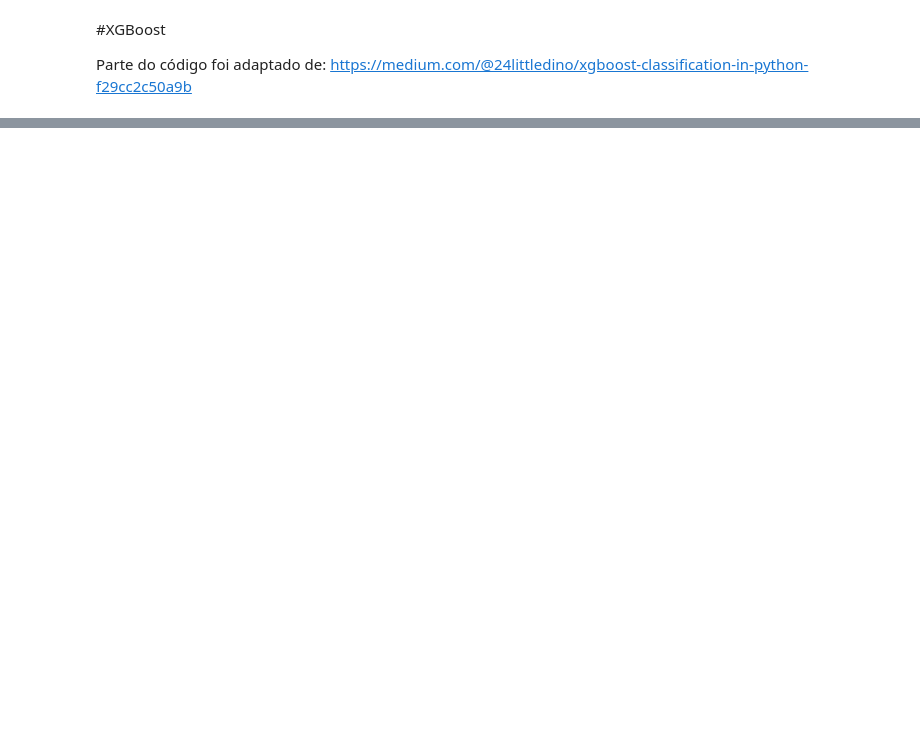
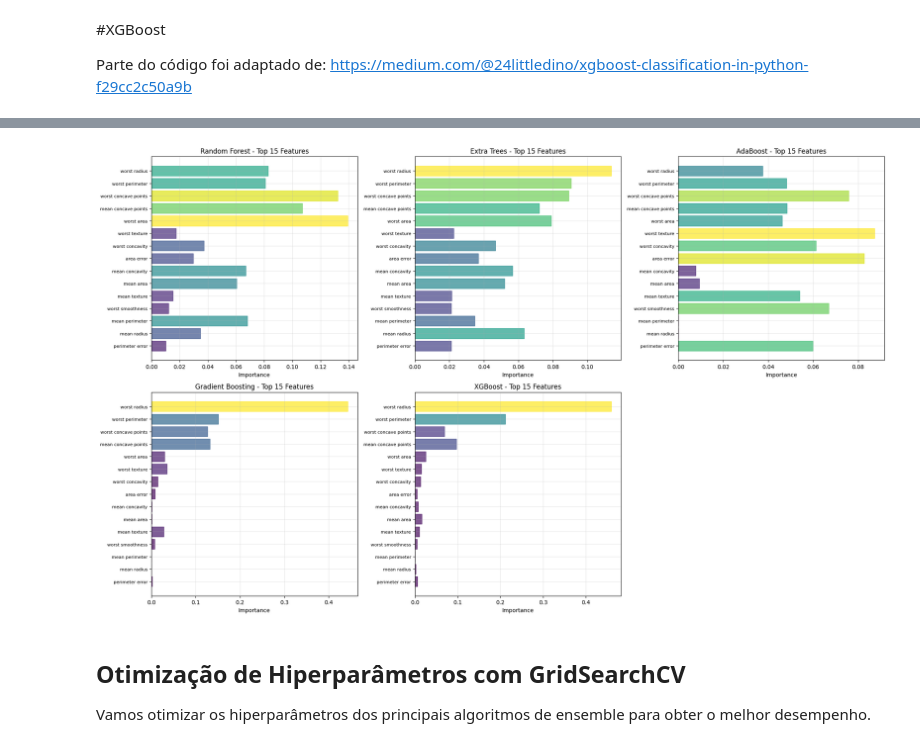
Before and after one commit to WilliamParlow/postgrad-ai, a Jupyter notebook: fase_3/machine_learning/algoritmos_de_comites/AM_Aula4_4_AlgoritmosComites.ipynb, the cells around one changed output, grey strips where cells are left out. Saved outputs shown, nothing was run; the diff lists cells and outputs as text; code cells hidden in the pictures; blank space fills up the shorter version.

```diff
--- a/fase_3/machine_learning/algoritmos_de_comites/AM_Aula4_4_AlgoritmosComites.ipynb
+++ b/fase_3/machine_learning/algoritmos_de_comites/AM_Aula4_4_AlgoritmosComites.ipynb
@@ -175,0 +624,40 @@ plt.show()
+# %%
+# Visualização das importâncias dos atributos
+fig, axes = plt.subplots(2, 3, figsize=(20, 12))
+axes = axes.flatten()
+
+# Selecionando os top 15 atributos mais importantes em média
+avg_importance = np.mean(list(feature_importances.values()), axis=0)
+top_features_idx = np.argsort(avg_importance)[-15:]
+top_features_names = [feature_names[i] for i in top_features_idx]
+
+for i, (name, importances) in enumerate(feature_importances.items()):
+    if i < len(axes):
+        # Selecionando apenas os top 15 atributos
+        top_importances = importances[top_features_idx]
+
+        # Criando gráfico de barras horizontais
+        bars = axes[i].barh(range(len(top_features_names)), top_importances, alpha=0.7)
+        axes[i].set_yticks(range(len(top_features_names)))
+        axes[i].set_yticklabels(top_features_names, fontsize=8)
+        axes[i].set_xlabel('Importance')
+        axes[i].set_title(f'{name} - Top 15 Features')
+        axes[i].grid(True, alpha=0.3)
+
+        # Colorindo as barras baseado na importância
+        colors = plt.cm.viridis(top_importances / np.max(top_importances))
+        for bar, color in zip(bars, colors):
+            bar.set_color(color)
+
+# Removendo o último subplot se não usado
+if len(feature_importances) < len(axes):
+    fig.delaxes(axes[-1])
+
+plt.tight_layout()
+plt.show()
+# %% [output]
+[figure, added]
+# %% [markdown]
+## Otimização de Hiperparâmetros com GridSearchCV
+
+Vamos otimizar os hiperparâmetros dos principais algoritmos de ensemble para obter o melhor desempenho.
```
Also changed, not shown: parts of 28 cells of this notebook, 2 other files.
